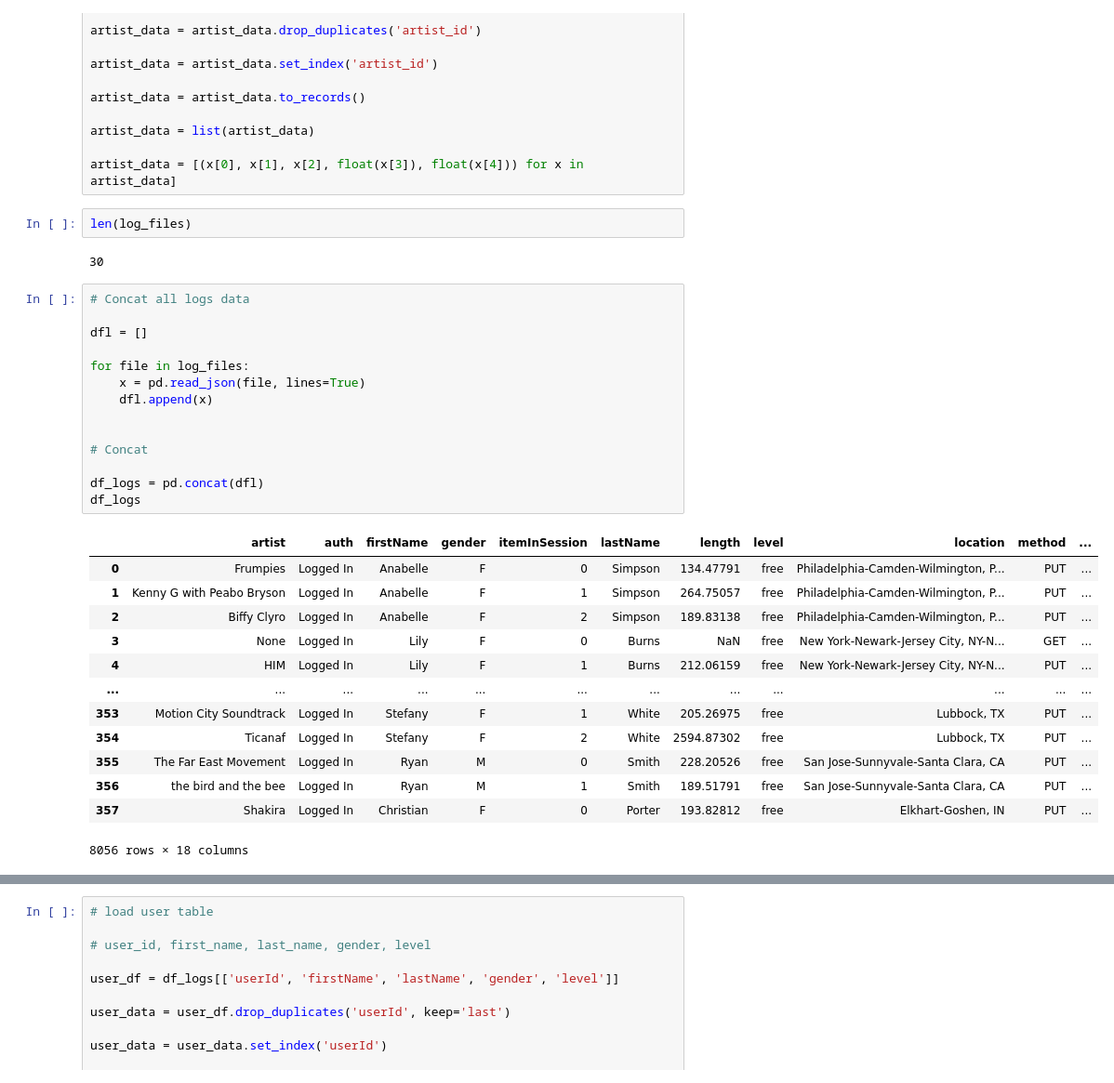
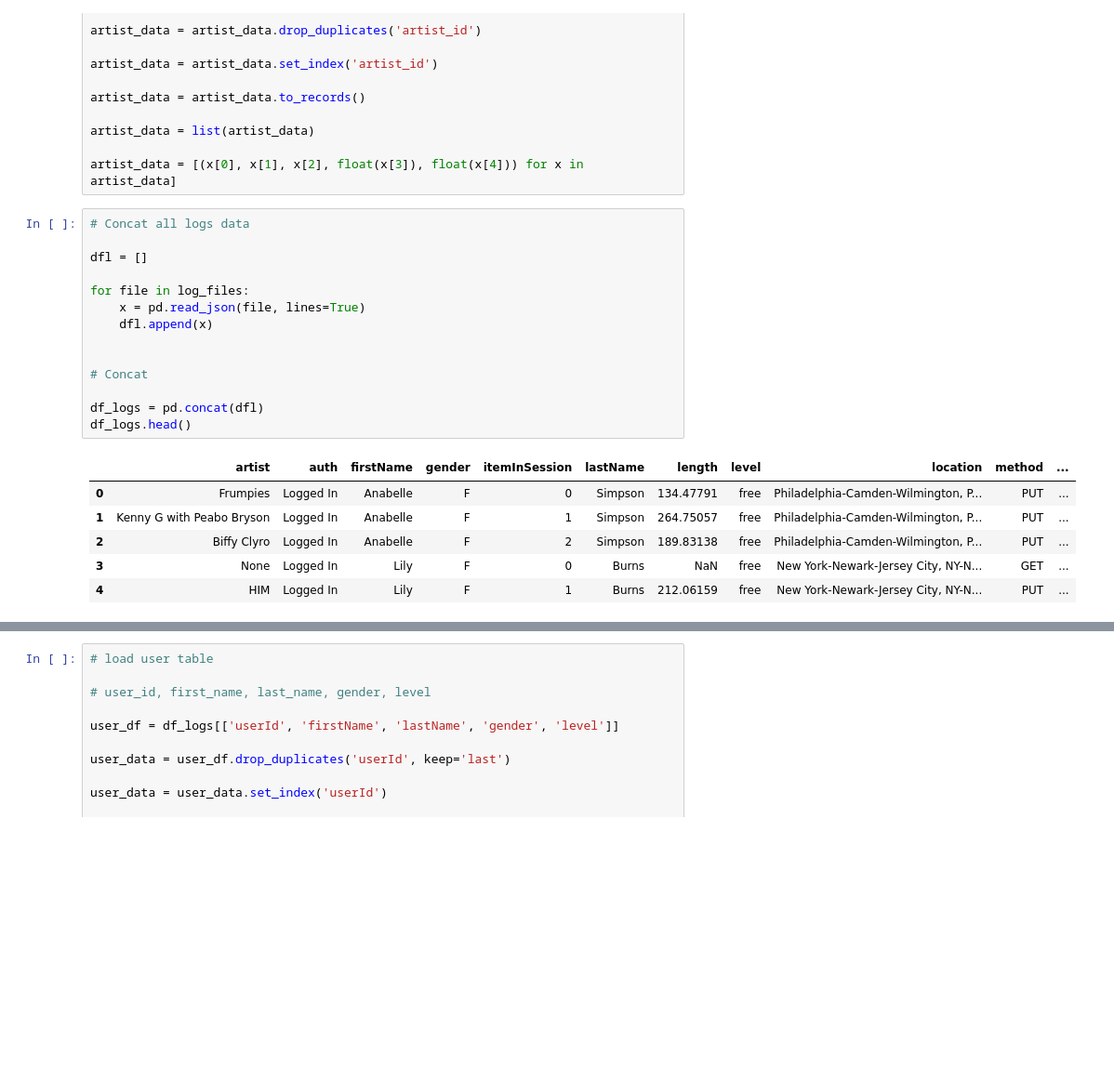
Before and after one commit to gilzero/project_data_modeling_postgres, a Jupyter notebook: etl.ipynb, the cells around one changed output, grey strips where cells are left out. Shown: that part at 93% size. Cells and saved outputs as stored; diff of their text form; blank space fills up the shorter version.

```diff
--- a/etl.ipynb
+++ b/etl.ipynb
@@ -101,38 +100,27 @@ artist_data = artist_data.to_records()
 artist_data = list(artist_data)
 
 artist_data = [(x[0], x[1], x[2], float(x[3]), float(x[4])) for x in artist_data]
-# %%
-len(log_files)
-# %% [output]
-30
 # %%
 # Concat all logs data
 
 dfl = []
 
 for file in log_files:
     x = pd.read_json(file, lines=True)
     dfl.append(x)
 
 
 # Concat
 
 df_logs = pd.concat(dfl)
-df_logs
+df_logs.head()
 # %% [output]
 |  | artist | auth | firstName | gender | itemInSession | lastName | length | level | location | method | ... |
 | 0 | Frumpies | Logged In | Anabelle | F | 0 | Simpson | 134.47791 | free | Philadelphia-Camden-Wilmington, P... | PUT | ... |
 | 1 | Kenny G with Peabo Bryson | Logged In | Anabelle | F | 1 | Simpson | 264.75057 | free | Philadelphia-Camden-Wilmington, P... | PUT | ... |
 | 2 | Biffy Clyro | Logged In | Anabelle | F | 2 | Simpson | 189.83138 | free | Philadelphia-Camden-Wilmington, P... | PUT | ... |
 | 3 | None | Logged In | Lily | F | 0 | Burns | NaN | free | New York-Newark-Jersey City, NY-N... | GET | ... |
 | 4 | HIM | Logged In | Lily | F | 1 | Burns | 212.06159 | free | New York-Newark-Jersey City, NY-N... | PUT | ... |
-| ... | ... | ... | ... | ... | ... | ... | ... | ... | ... | ... | ... |
-| 353 | Motion City Soundtrack | Logged In | Stefany | F | 1 | White | 205.26975 | free | Lubbock, TX | PUT | ... |
-| 354 | Ticanaf | Logged In | Stefany | F | 2 | White | 2594.87302 | free | Lubbock, TX | PUT | ... |
-| 355 | The Far East Movement | Logged In | Ryan | M | 0 | Smith | 228.20526 | free | San Jose-Sunnyvale-Santa Clara, CA | PUT | ... |
-| 356 | the bird and the bee | Logged In | Ryan | M | 1 | Smith | 189.51791 | free | San Jose-Sunnyvale-Santa Clara, CA | PUT | ... |
-| 357 | Shakira | Logged In | Christian | F | 0 | Porter | 193.82812 | free | Elkhart-Goshen, IN | PUT | ... |
-8056 rows × 18 columns
 # %%
 # df logs data
 
```
Also changed, not shown: parts of 17 cells of this notebook, 3 other files.
